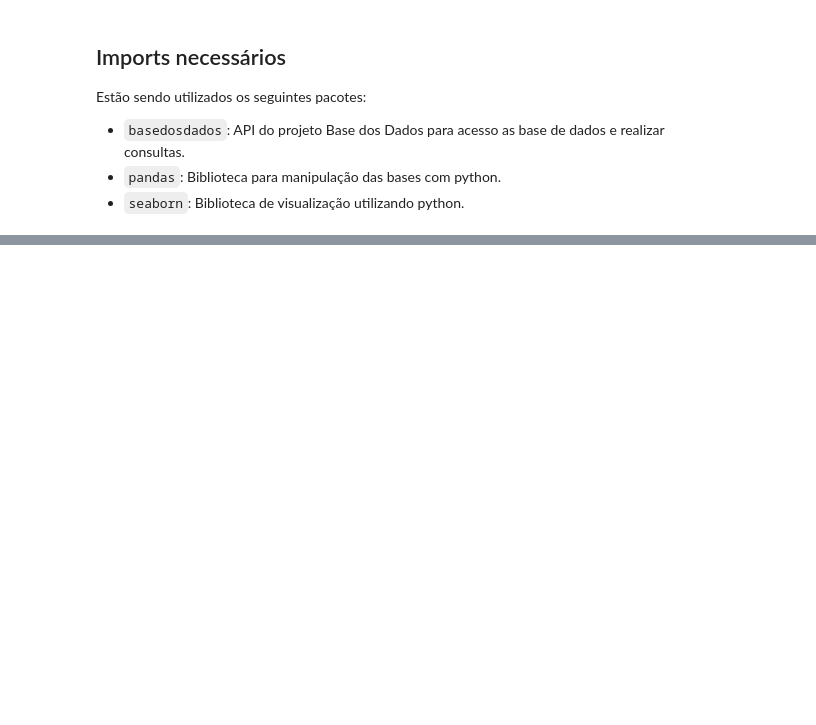
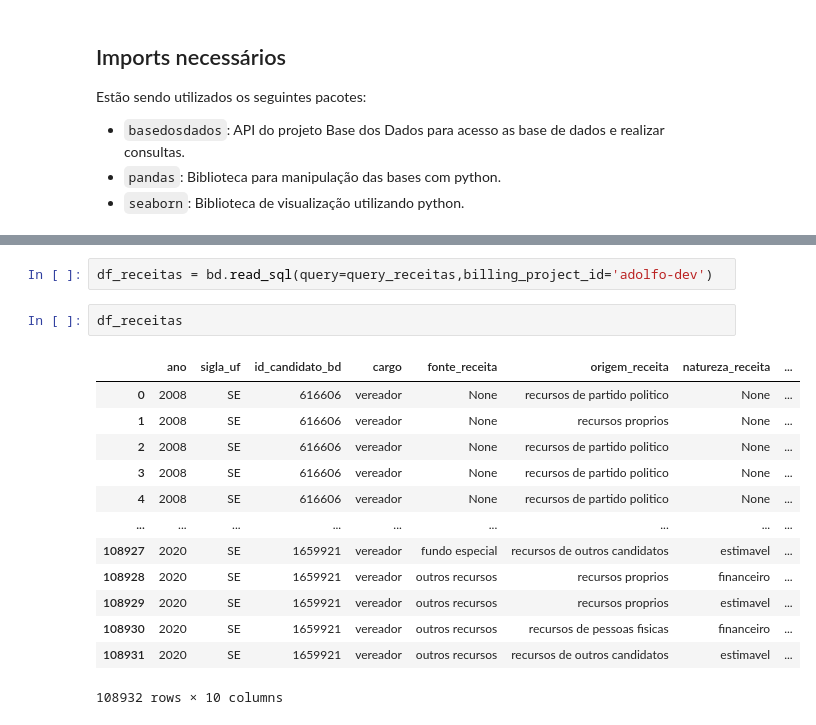
Before and after one commit to adolfoguimaraes/basedosdados-eleicoes, a Jupyter notebook: code/ProcessarDados.ipynb, the cells around one changed output, grey strips where cells are left out. Cells and saved outputs as stored; diff of their text form; blank space fills up the shorter version.

```diff
--- a/code/ProcessarDados.ipynb
+++ b/code/ProcessarDados.ipynb
@@ -41,0 +177,18 @@ df_
+# %%
+df_receitas = bd.read_sql(query=query_receitas,billing_project_id='adolfo-dev')
+# %%
+df_receitas
+# %% [output]
+|  | ano | sigla_uf | id_candidato_bd | cargo | fonte_receita | origem_receita | natureza_receita | ... |
+| 0 | 2008 | SE | 616606 | vereador | None | recursos de partido politico | None | ... |
+| 1 | 2008 | SE | 616606 | vereador | None | recursos proprios | None | ... |
+| 2 | 2008 | SE | 616606 | vereador | None | recursos de partido politico | None | ... |
+| 3 | 2008 | SE | 616606 | vereador | None | recursos de partido politico | None | ... |
+| 4 | 2008 | SE | 616606 | vereador | None | recursos de partido politico | None | ... |
+| ... | ... | ... | ... | ... | ... | ... | ... | ... |
+| 108927 | 2020 | SE | 1659921 | vereador | fundo especial | recursos de outros candidatos | estimavel | ... |
+| 108928 | 2020 | SE | 1659921 | vereador | outros recursos | recursos proprios | financeiro | ... |
+| 108929 | 2020 | SE | 1659921 | vereador | outros recursos | recursos proprios | estimavel | ... |
+| 108930 | 2020 | SE | 1659921 | vereador | outros recursos | recursos de pessoas fisicas | financeiro | ... |
+| 108931 | 2020 | SE | 1659921 | vereador | outros recursos | recursos de outros candidatos | estimavel | ... |
+108932 rows × 10 columns
```
Also changed, not shown: parts of 20 cells of this notebook.
